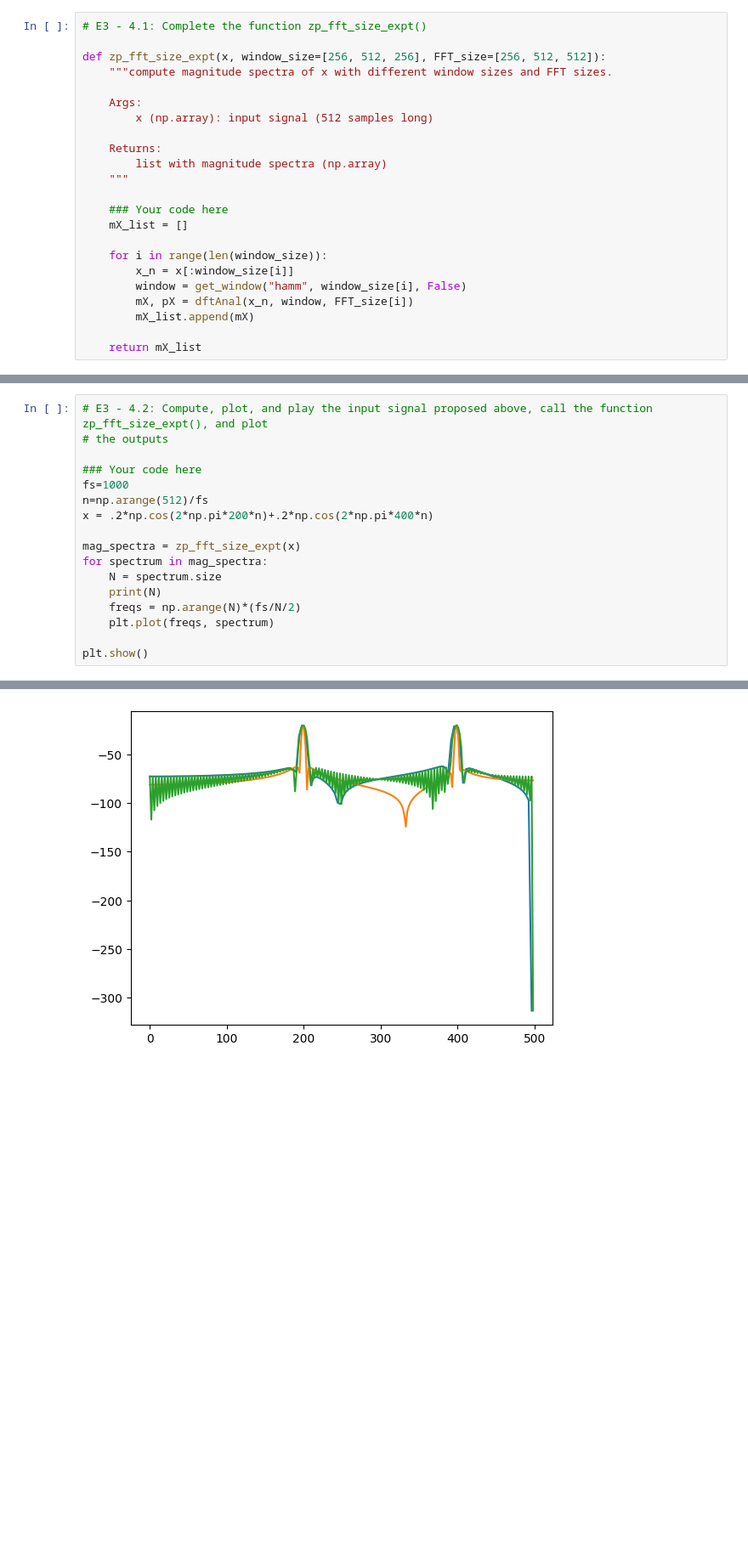
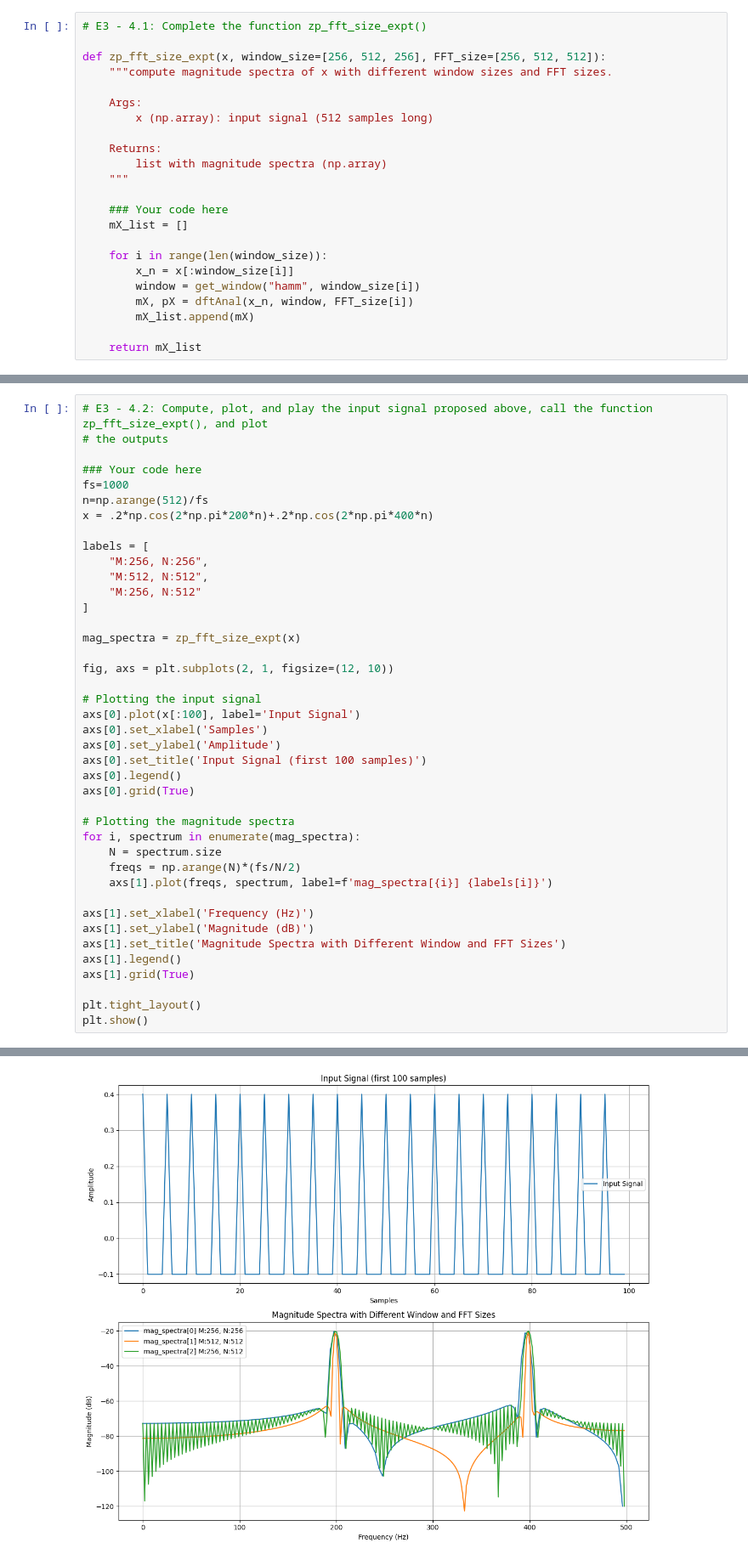
Before and after one commit to inspektral/sms-tools-materials, a Jupyter notebook: exercises/E3-Fourier-properties.ipynb, the cells around one changed output, grey strips where cells are left out. Shown at 85% size. Saved outputs shown, nothing was run; the diff lists cells and outputs as text; blank space fills up the shorter version.

```diff
--- a/exercises/E3-Fourier-properties.ipynb
+++ b/exercises/E3-Fourier-properties.ipynb
@@ -330,7 +385,7 @@ def zp_fft_size_expt(x, window_size=[256, 512, 256], FFT_size=[256, 512, 512]):
 
     for i in range(len(window_size)):
         x_n = x[:window_size[i]]
-        window = get_window("hamm", window_size[i], False)
+        window = get_window("hamm", window_size[i])
         mX, pX = dftAnal(x_n, window, FFT_size[i])
         mX_list.append(mX)
 
@@ -350,12 +405,36 @@ fs=1000
 n=np.arange(512)/fs
 x = .2*np.cos(2*np.pi*200*n)+.2*np.cos(2*np.pi*400*n)
 
+labels = [
+    "M:256, N:256",
+    "M:512, N:512",
+    "M:256, N:512"
+]
+
 mag_spectra = zp_fft_size_expt(x)
-for spectrum in mag_spectra:
+
+fig, axs = plt.subplots(2, 1, figsize=(12, 10))
+
+# Plotting the input signal
+axs[0].plot(x[:100], label='Input Signal')
+axs[0].set_xlabel('Samples')
+axs[0].set_ylabel('Amplitude')
+axs[0].set_title('Input Signal (first 100 samples)')
+axs[0].legend()
+axs[0].grid(True)
+
+# Plotting the magnitude spectra
+for i, spectrum in enumerate(mag_spectra):
     N = spectrum.size
-    print(N)
     freqs = np.arange(N)*(fs/N/2)
-    plt.plot(freqs, spectrum)
+    axs[1].plot(freqs, spectrum, label=f'mag_spectra[{i}] {labels[i]}')
 
+axs[1].set_xlabel('Frequency (Hz)')
+axs[1].set_ylabel('Magnitude (dB)')
+axs[1].set_title('Magnitude Spectra with Different Window and FFT Sizes')
+axs[1].legend()
+axs[1].grid(True)
+
+plt.tight_layout()
 plt.show()
 # %% [output]
@@ -365,4 +441,4 @@ plt.show()
-[figure, old version]
+[figure, new version]
 # %% [markdown]
 **Questions:**
 E3 - 4.3: Explain the results of Part 4. If we were to estimate the frequency of the sinusoid using its DFT, a first principles approach is to choose the frequency value of the bin corresponding to the maximum in the DFT magnitude spectrum. If you were to take this approach, which of the magnitude spectra will give you a better estimate of the frequency of the sinusoid? Comment and discuss.
```
Also changed, not shown: parts of 10 cells of this notebook.
